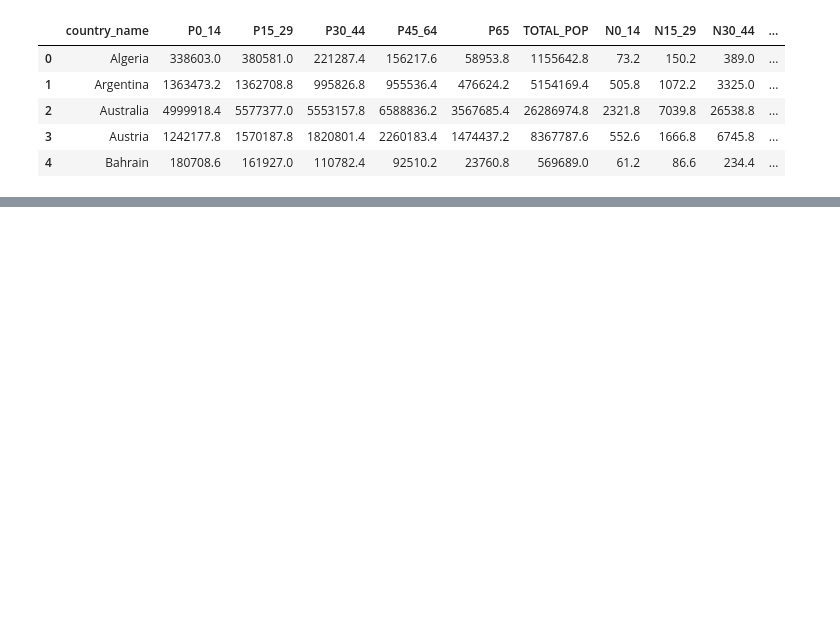
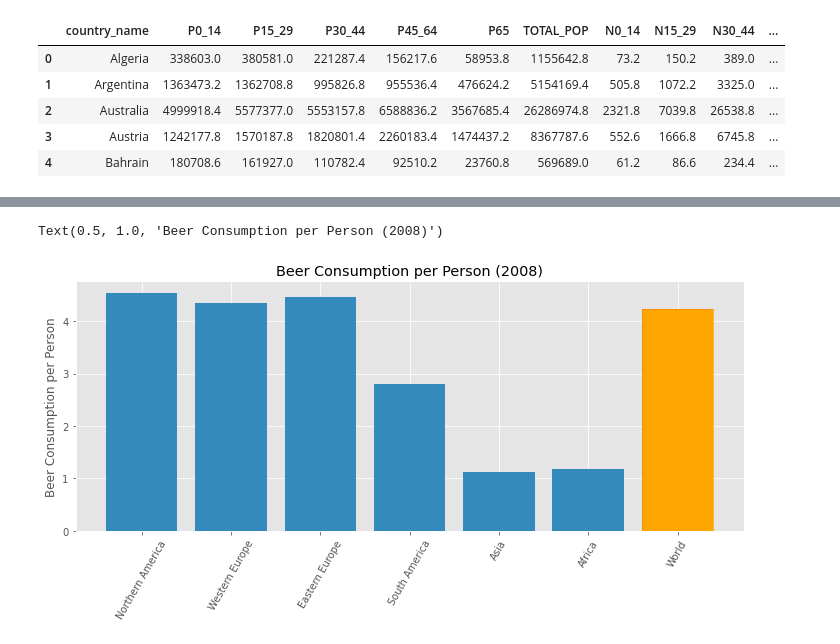
Before and after one commit to ChunLiuNY/beer-consumption-cancer-correlation, a Jupyter notebook: notebooks/data_munging.ipynb, the cells around one changed output, grey strips where cells are left out. Cells and saved outputs as stored; diff of their text form; code cells hidden in the pictures; blank space fills up the shorter version.

```diff
--- a/notebooks/data_munging.ipynb
+++ b/notebooks/data_munging.ipynb
@@ -89,0 +363,20 @@ Text(0.5, 1.0, 'Cancer Incidence p/Capita (2008-2012)')
+# %%
+df_plot_geo_1 = pd.DataFrame({
+    'Continent': ['Northern America','Western Europe','Eastern Europe','South America','Asia','Africa','World'],
+    'Beer Consumption per Person': [4.5316,4.3531,4.4702,2.8069,1.1324,1.1782,4.2233]
+})
+# %%
+fig, ax = plt.subplots(figsize=(10,5))
+x = df_plot_geo_1['Continent']
+y = df_plot_geo_1['Beer Consumption per Person']
+ax.bar(x,y)
+barlist = ax.bar(x,y)
+barlist[-1].set_color('orange')
+ax.set_xticks(x)
+ax.set_xticklabels(df_plot_geo_1['Continent'],rotation = 60)
+ax.set_ylabel('Beer Consumption per Person')
+fig.tight_layout()
+ax.set_title('Beer Consumption per Person (2008)')
+# %% [output]
+Text(0.5, 1.0, 'Beer Consumption per Person (2008)')
+[figure, added]
```
Also changed, not shown: parts of 38 cells of this notebook, 13 other files.
